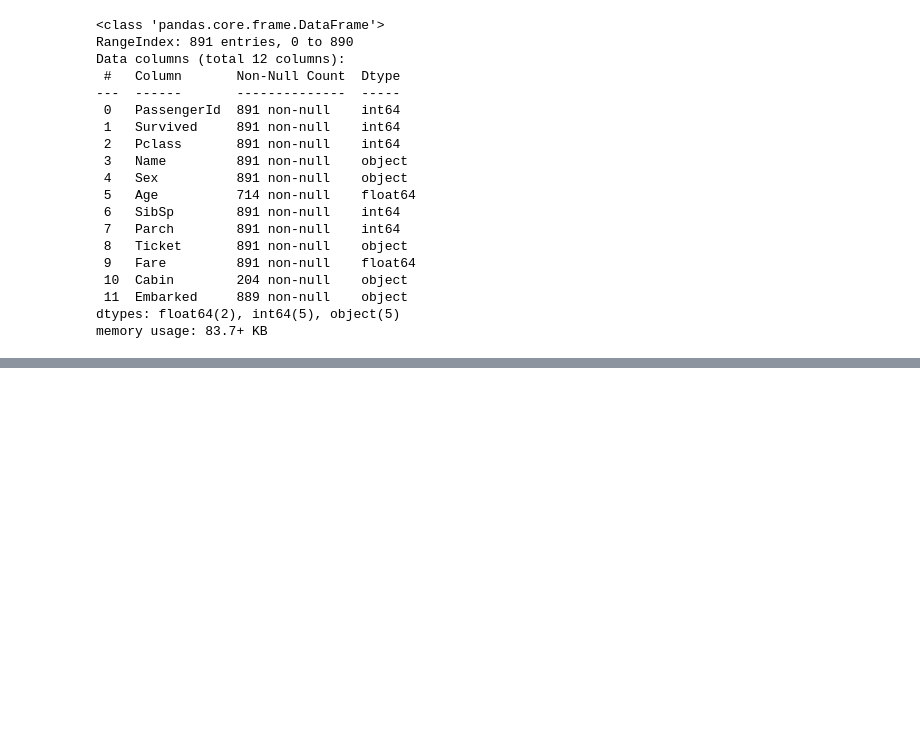
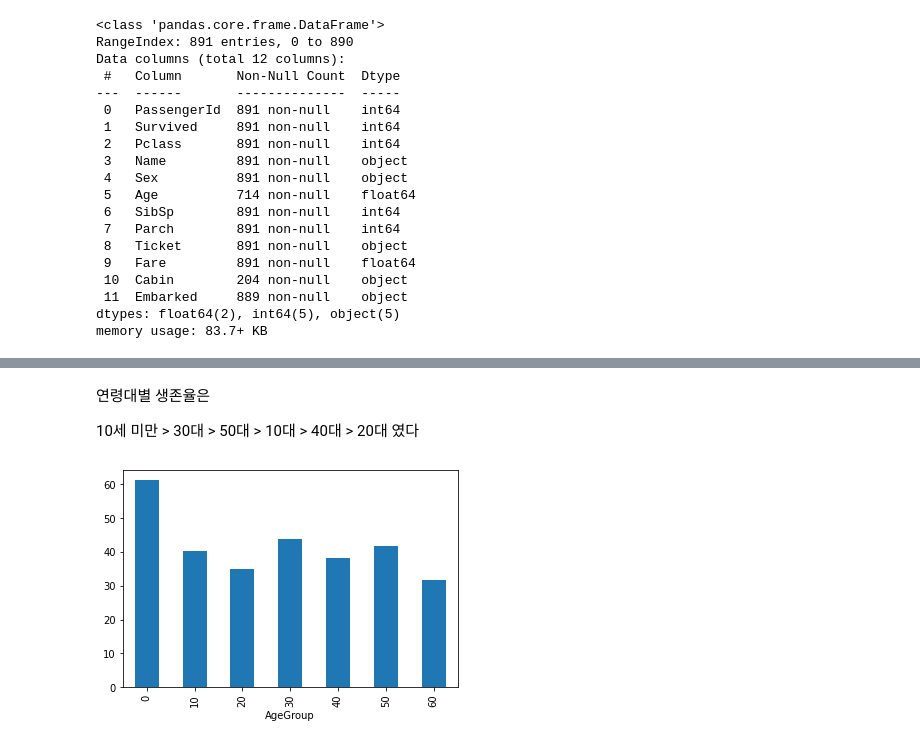
Before and after one commit to Lee2532/kaggle_study, a Jupyter notebook: titanic/타이타닉 분석.ipynb, the cells around one changed output, grey strips where cells are left out. Cells and saved outputs as stored; diff of their text form; code cells hidden in the pictures; blank space fills up the shorter version.

```diff
--- a/titanic/타이타닉 분석.ipynb
+++ b/titanic/타이타닉 분석.ipynb
@@ -58,0 +196,8 @@ Name: Sex, Length: 891, dtype: object
+# %% [markdown]
+연령대별 생존율은
+
+10세 미만 > 30대 > 50대 > 10대 > 40대 > 20대 였다
+# %%
+plt = (train_df.groupby('AgeGroup').mean().sort_values(by='Survived', ascending=False)['Survived'].sort_index() * 100).plot.bar()
+# %% [output]
+[figure, added]
```
Also changed, not shown: parts of 54 cells of this notebook.
